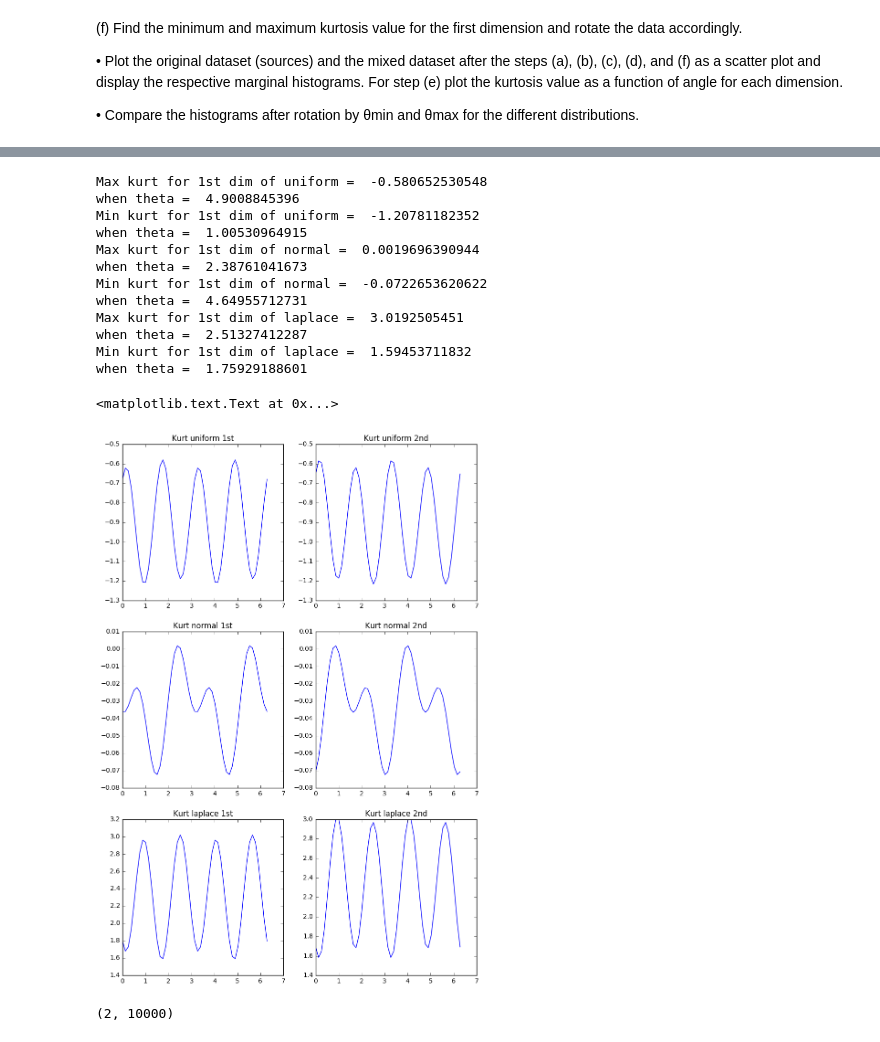
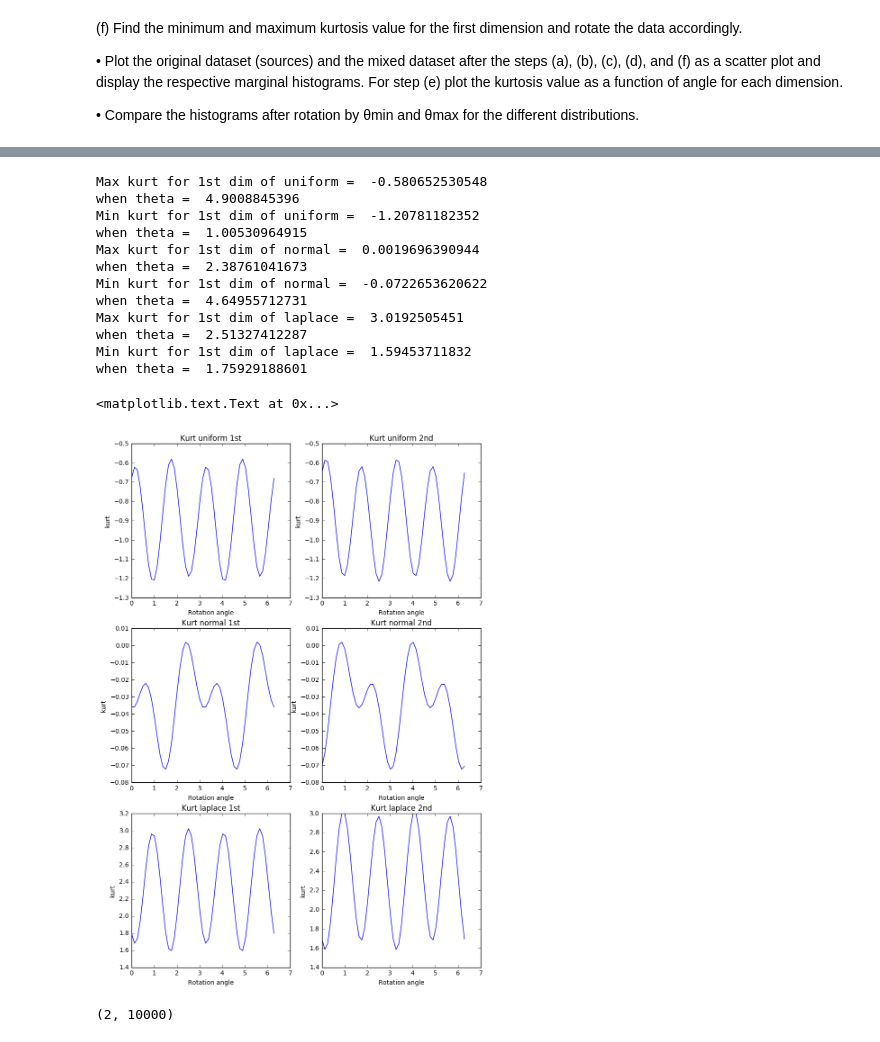
Before and after one commit to feifeizhuge/mi2, a Jupyter notebook: ex06/sheet06.ipynb, the cells around one changed output, grey strips where cells are left out. Saved outputs shown, nothing was run; the diff lists cells and outputs as text; code cells hidden in the pictures.

```diff
--- a/ex06/sheet06.ipynb
+++ b/ex06/sheet06.ipynb
@@ -546,41 +576,53 @@ plt.figure(figsize=(10,15))
 plt.subplot(3,2,1)
 plt.plot(tharr,kurtu[:,0])
 plt.title('Kurt uniform 1st')
+plt.ylabel('kurt')
+plt.xlabel('Rotation angle')
 
 plt.subplot(3,2,2)
 plt.plot(tharr,kurtu[:,1])
 plt.title('Kurt uniform 2nd')
+plt.ylabel('kurt')
+plt.xlabel('Rotation angle')
 
 plt.subplot(3,2,3)
 plt.plot(tharr,kurtn[:,0])
 plt.title('Kurt normal 1st')
+plt.ylabel('kurt')
+plt.xlabel('Rotation angle')
 
 plt.subplot(3,2,4)
 plt.plot(tharr,kurtn[:,1])
 plt.title('Kurt normal 2nd')
+plt.ylabel('kurt')
+plt.xlabel('Rotation angle')
 
 plt.subplot(3,2,5)
 plt.plot(tharr,kurtl[:,0])
 plt.title('Kurt laplace 1st')
+plt.ylabel('kurt')
+plt.xlabel('Rotation angle')
 
 plt.subplot(3,2,6)
 plt.plot(tharr,kurtl[:,1])
 plt.title('Kurt laplace 2nd')
+plt.ylabel('kurt')
+plt.xlabel('Rotation angle')
 # %% [output]
 Max kurt for 1st dim of uniform =  -0.580652530548
 when theta =  4.9008845396
 Min kurt for 1st dim of uniform =  -1.20781182352
 when theta =  1.00530964915
 Max kurt for 1st dim of normal =  0.0019696390944
 when theta =  2.38761041673
 Min kurt for 1st dim of normal =  -0.0722653620622
 when theta =  4.64955712731
 Max kurt for 1st dim of laplace =  3.0192505451
 when theta =  2.51327412287
 Min kurt for 1st dim of laplace =  1.59453711832
 when theta =  1.75929188601
 <matplotlib.text.Text at 0x...>
-[figure, old version]
+[figure, new version]
 # %%
 
 histumax = rot(suni,tharr[np.argmax(kurtu[:,0])])
```
Also changed, not shown: parts of 7 cells of this notebook.
